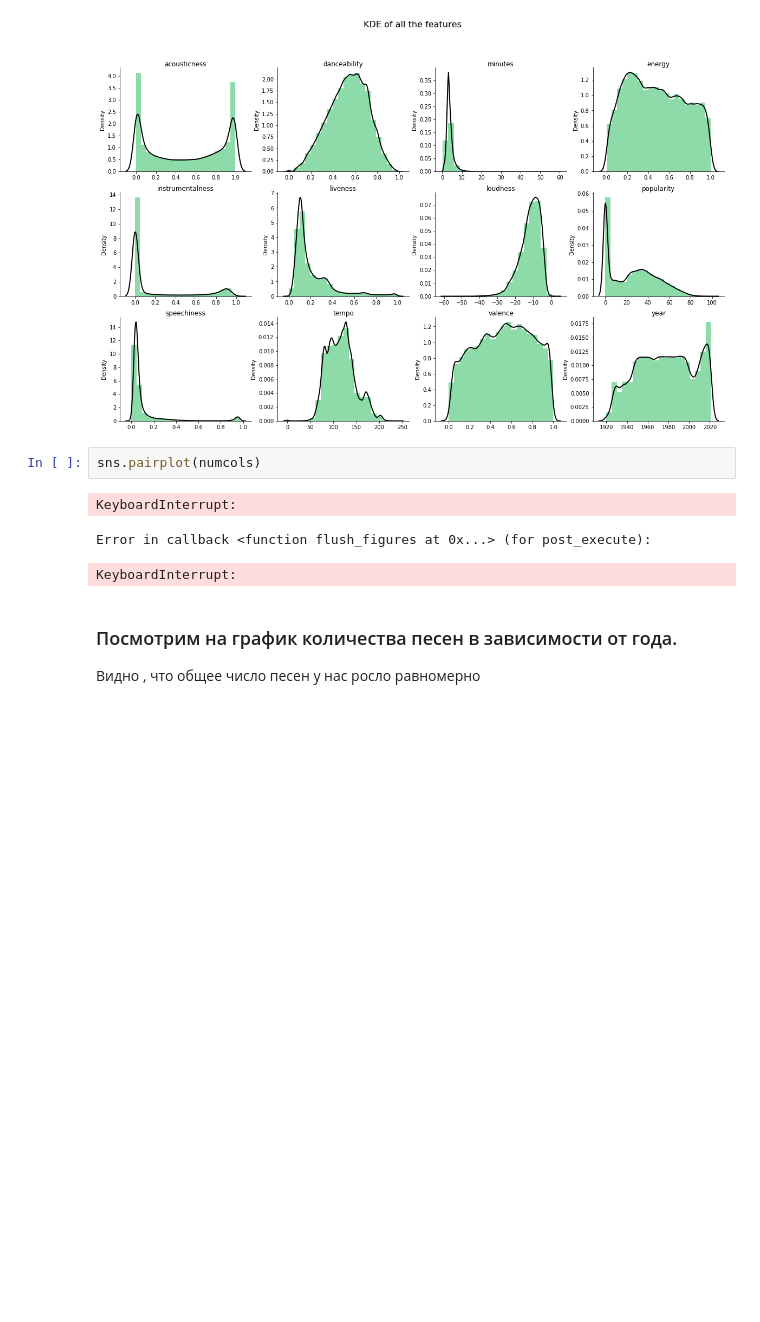
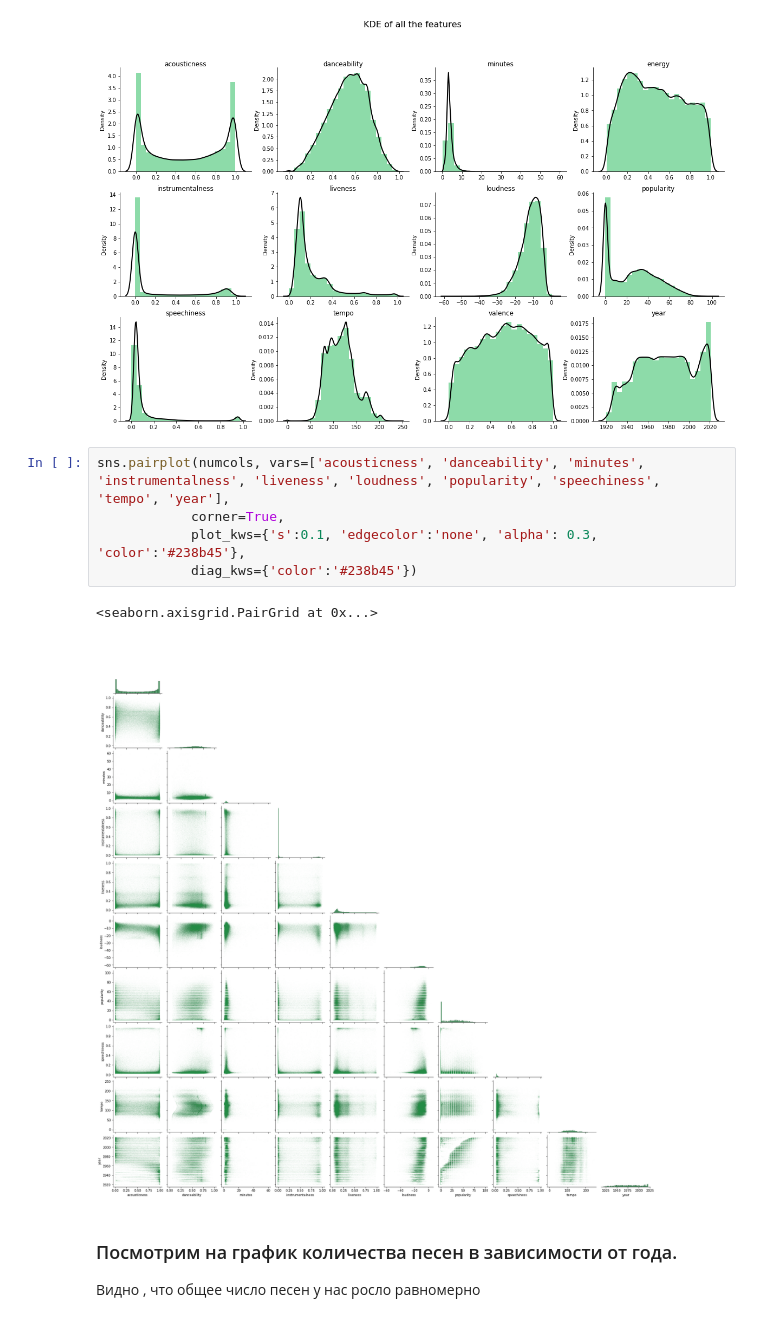
Before and after one commit to Lisstrange/Mini-examples, a Jupyter notebook: Recomendation music on Spotify Dataset.ipynb, the cells around one changed output. Cells and saved outputs as stored; diff of their text form; blank space fills up the shorter version.

Commit message:
tuned pairplot

```diff
--- a/Recomendation music on Spotify Dataset.ipynb
+++ b/Recomendation music on Spotify Dataset.ipynb
@@ -180,12 +180,14 @@ plt.suptitle('KDE of all the features', size=16);
 # нагладили так, что появились значения там, где их нет, если использовать displot то это уйдет
 # %% [output]
 [figure]
-# %%
-sns.pairplot(numcols)
-# %% [output]
-KeyboardInterrupt:
-Error in callback <function flush_figures at 0x...> (for post_execute):
-KeyboardInterrupt:
+# %%
+sns.pairplot(numcols, vars=['acousticness', 'danceability', 'minutes', 'instrumentalness', 'liveness', 'loudness', 'popularity', 'speechiness', 'tempo', 'year'],
+            corner=True,
+            plot_kws={'s':0.1, 'edgecolor':'none', 'alpha': 0.3, 'color':'#238b45'},
+            diag_kws={'color':'#238b45'})
+# %% [output]
+<seaborn.axisgrid.PairGrid at 0x...>
+[figure, added]
 # %% [markdown]
 ### Посмотрим на график количества песен в зависимости от года.
 
```
